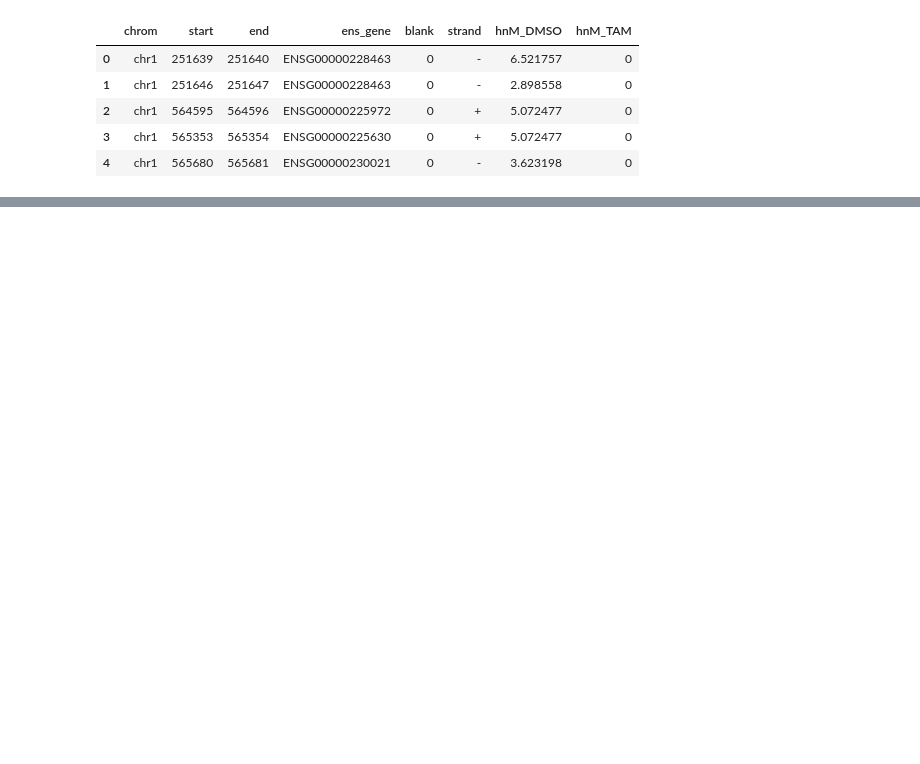
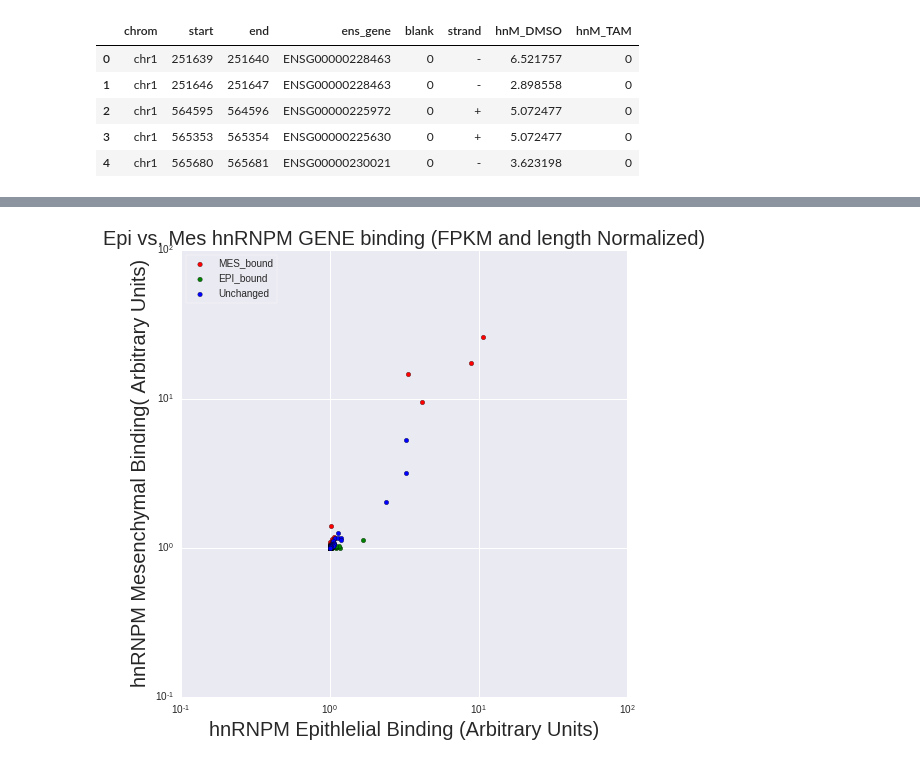
Before and after one commit to seharvey2012/programmatic_analysis, a Jupyter notebook: getting_clipper_to_work/clipper_runs_working_with_individual_rt_stops/Processing individual RT stops through clipper windows.ipynb, the cells around one changed output, grey strips where cells are left out. Saved outputs shown, nothing was run; the diff lists cells and outputs as text; code cells hidden in the pictures; blank space fills up the shorter version.

```diff
--- a/getting_clipper_to_work/clipper_runs_working_with_individual_rt_stops/Processing individual RT stops through clipper windows.ipynb
+++ b/getting_clipper_to_work/clipper_runs_working_with_individual_rt_stops/Processing individual RT stops through clipper windows.ipynb
@@ -551,0 +609,99 @@ cluster_size.describe()
+# %%
+# %%time
+#Need to add the gene level analysis from the clipper_clusters_analysis
+#Here it is below
+#------------------------------------------------
+#GROUPBY WITH GENES
+#Here we figure out how to obtain the genes with their expression normalized change in binding - this is the key dataset
+
+#groupby = the split,apply,combine strategy for data analysis
+#Here I will obtain the sums by FPKM for the expressed genes after normalization
+#also make sure you keep the FPKM for the gene as wells
+gene_group = merge_df_high_genes.groupby('ens_gene')
+hnM_DMSO_clip_gene_fpkm_norm_counts = gene_group.hnM_DMSO_clip_gene_fpkm_norm.aggregate(np.sum)
+hnM_TAM_clip_gene_fpkm_norm_counts = gene_group.hnM_TAM_clip_gene_fpkm_norm.aggregate(np.sum)
+gene_length = gene_group.gene_length.aggregate(np.mean)
+twist_d0_fpkm_1 = gene_group.twist_d0_fpkm_1.aggregate(np.mean)
+twist_d14_fpkm_1 = gene_group.twist_d14_fpkm_1.aggregate(np.mean)
+log2ratio_fpkm_d14_d0 = gene_group.log2ratio_fpkm_d14_d0.aggregate(np.mean)
+
+#put these counts into a dataframe so you can calculate the log2 ratio
+
+gene_fpkm_norm_counts = pd.concat([hnM_DMSO_clip_gene_fpkm_norm_counts, hnM_TAM_clip_gene_fpkm_norm_counts,gene_length,twist_d0_fpkm_1,twist_d14_fpkm_1,log2ratio_fpkm_d14_d0], axis=1).reset_index()
+
+#Now you have to normalize by the gene length
+gene_fpkm_norm_counts['hnM_DMSO_clip_gene_length_fpkm_norm'] = gene_fpkm_norm_counts.apply(lambda row: row['hnM_DMSO_clip_gene_fpkm_norm'] / row['gene_length'],axis=1)
+gene_fpkm_norm_counts['hnM_TAM_clip_gene_length_fpkm_norm'] = gene_fpkm_norm_counts.apply(lambda row: row['hnM_TAM_clip_gene_fpkm_norm'] / row['gene_length'],axis=1)
+
+#add some pseudocount columns for plotting
+#this is just the pseudocount for plotting to make sure everything is 1
+pseudocount = 1
+gene_fpkm_norm_counts['hnM_DMSO_clip_gene_length_fpkm_norm_1'] = gene_fpkm_norm_counts.apply(lambda row: row['hnM_DMSO_clip_gene_length_fpkm_norm']+pseudocount,axis=1)
+gene_fpkm_norm_counts['hnM_TAM_clip_gene_length_fpkm_norm_1'] = gene_fpkm_norm_counts.apply(lambda row: row['hnM_TAM_clip_gene_length_fpkm_norm']+pseudocount,axis=1)
+
+#This is the key pseudocount to make sure you include highly expressed genes that have a very low pseudocount value
+#VERY IMPORTANT PSEUDOCOUNT HERE - MAKE SURE IT IS 10 FOLD BELOW THE MINIMUM VALUE
+#minimum value is 8e-9, so do 1e-10
+#Calculate log2 ratio,make sure to add pseudocount in case genes have no value
+pseudocount = 1e-10
+gene_fpkm_norm_counts['log2ratio_hnM_TAM_DMSO_clip_gene_length_fpkm_norm'] = gene_fpkm_norm_counts.apply(lambda row:(log(row['hnM_TAM_clip_gene_length_fpkm_norm']+pseudocount,2)-log(row['hnM_DMSO_clip_gene_length_fpkm_norm']+pseudocount,2)),axis=1)
+
+#add in the external gene name and biotype
+#load the file
+gene_name_and_biotype_df = pd.read_csv('GO_analysis/ensembl_gene_id_external_gene_names_biotype',sep='\t',names=['ens_gene','external_gene_name','biotype'])
+#do a left merge on ens_gene, but make sure to include the na values
+gene_fpkm_norm_counts_and_names = pd.merge(gene_fpkm_norm_counts,gene_name_and_biotype_df,on='ens_gene',how='left')
+
+#Now split this gene_fpkm_norm_counts by log2fold change in binding and save in the GO folder
+
+tam_bound = gene_fpkm_norm_counts_and_names.log2ratio_hnM_TAM_DMSO_clip_gene_length_fpkm_norm >= 1
+dmso_bound = gene_fpkm_norm_counts_and_names.log2ratio_hnM_TAM_DMSO_clip_gene_length_fpkm_norm <= -1
+non_bound = gene_fpkm_norm_counts_and_names.log2ratio_hnM_TAM_DMSO_clip_gene_length_fpkm_norm.abs() <= 1
+
+subset_tam = gene_fpkm_norm_counts_and_names[tam_bound]
+subset_tam.sort(columns='log2ratio_hnM_TAM_DMSO_clip_gene_length_fpkm_norm',ascending=False,inplace=True,axis=0)
+subset_dmso = gene_fpkm_norm_counts_and_names[dmso_bound]
+subset_dmso.sort(columns='log2ratio_hnM_TAM_DMSO_clip_gene_length_fpkm_norm',ascending=True,inplace=True,axis=0)
+subset_non = gene_fpkm_norm_counts_and_names[non_bound]
+subset_non.sort(columns='log2ratio_hnM_TAM_DMSO_clip_gene_length_fpkm_norm',ascending=False,inplace=True,axis=0)
+
+subset_tam.to_csv('GO_analysis/tam_bound_genes.txt',index=False,na_rep='NaN',sep='\t')
+subset_tam.ens_gene.to_csv('GO_analysis/tam_bound_genes_ensg_only.txt',index=False)
+subset_dmso.to_csv('GO_analysis/dmso_bound_genes.txt',index=False,na_rep='NaN',sep='\t')
+subset_dmso.ens_gene.to_csv('GO_analysis/dmso_bound_genes_ensg_only.txt',index=False)
+subset_non.to_csv('GO_analysis/non_bound_genes.txt',index=False,na_rep='NaN',sep='\t')
+subset_non.ens_gene.to_csv('GO_analysis/non_bound_genes_ensg_only.txt',index=False)
+
+#also need the background gene list of genes expressed in each cell type
+epi_expressed_df = twist_gene_exp_df[twist_gene_exp_df.twist_d0_fpkm >= 5]
+epi_expressed_genes = epi_expressed_df[['ens_gene','gene']]
+epi_expressed_genes.ens_gene.to_csv('GO_analysis/epi_expressed_genes_ensg_only.txt',index=False)
+mes_expressed_df = twist_gene_exp_df[twist_gene_exp_df.twist_d14_fpkm >= 5]
+mes_expressed_genes = mes_expressed_df[['ens_gene','gene']]
+mes_expressed_genes.ens_gene.to_csv('GO_analysis/mes_expressed_genes_ensg_only.txt',index=False)
+
+#plot the genes as well
+fig = plt.figure(figsize=(8,8),edgecolor='black')
+ax = plt.gca()
+plt.scatter(subset_tam.hnM_DMSO_clip_gene_length_fpkm_norm_1,subset_tam.hnM_TAM_clip_gene_length_fpkm_norm_1,label='MES_bound',c='red')
+plt.scatter(subset_dmso.hnM_DMSO_clip_gene_length_fpkm_norm_1,subset_dmso.hnM_TAM_clip_gene_length_fpkm_norm_1,label='EPI_bound',c='green')
+plt.scatter(subset_non.hnM_DMSO_clip_gene_length_fpkm_norm_1,subset_non.hnM_TAM_clip_gene_length_fpkm_norm_1,label='Unchanged',c='blue')
+plt.legend(loc='upper left',frameon=True)
+plt.title("Epi vs. Mes hnRNPM GENE binding (FPKM and length Normalized)",fontsize='20',)
+ax.set_yscale('log')
+ax.set_xscale('log')
+# ax.set_ylim(bottom = 1e-1,top=1e1)
+# ax.set_xlim(left = 1e-1,right=1e1)
+ax.set_xlabel('hnRNPM Epithlelial Binding (Arbitrary Units)',fontsize='20')
+ax.set_ylabel('hnRNPM Mesenchymal Binding( Arbitrary Units)',fontsize='20')
+# ticks=[1e-2,1e-1,1e0,1e1,1e2,1e3,1e4,1e5]
+# ax.set_xticklabels(ticks,fontsize='15',)
+# ax.set_yticklabels(ticks,fontsize='15')
+fig.savefig('epi_vs_mes_hnM_GENE_binding_fpkm_normalized_scatter',format='png',dpi=300)
+
+#print how much is in each group
+print('Total Number of Genes',len(gene_fpkm_norm_counts_and_names))
+print('Mes Bound Genes',len(subset_tam))
+print('Epi Bound Genes',len(subset_dmso))
+print('Unchanged Genes',len(subset_non))
+# %% [output]
@@ -551,0 +712 @@ cluster_size.describe()
+[figure, added]
```
Also changed, not shown: parts of 24 cells of this notebook, 3 other files.
